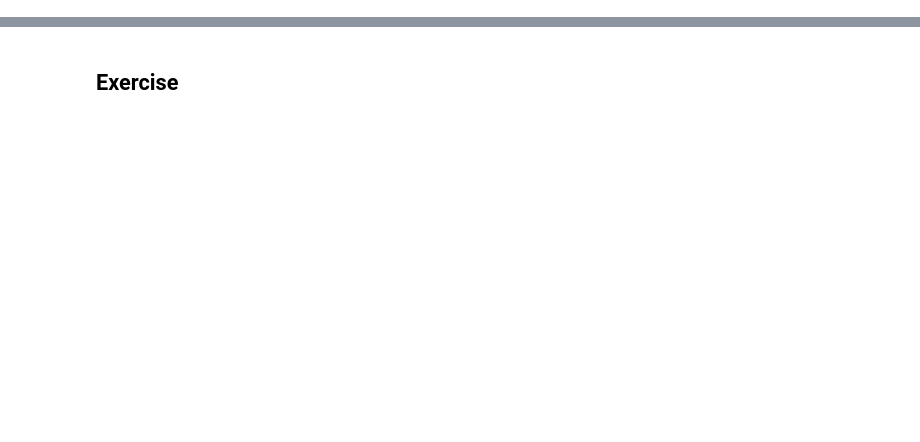
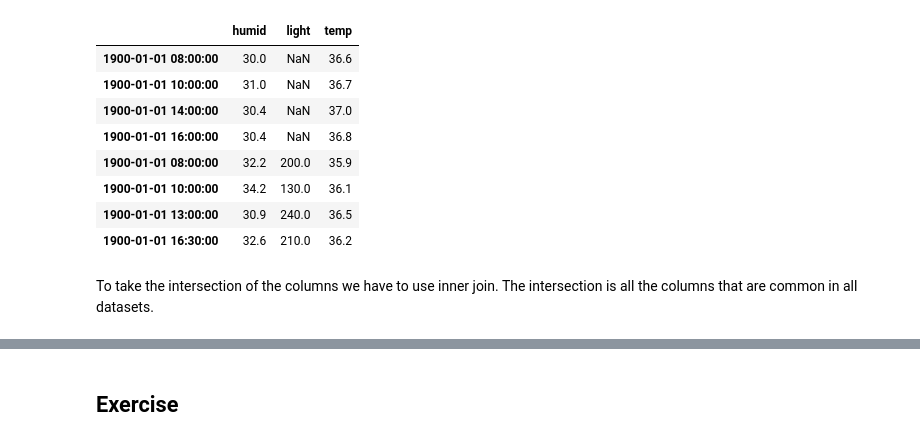
Before and after one commit to sagol-python-for-neuroscientists/textbook-public, a Jupyter notebook: classes/class8.ipynb, the cells around one changed output, grey strips where cells are left out. Saved outputs shown, nothing was run; the diff lists cells and outputs as text; code cells hidden in the pictures; blank space fills up the shorter version.

```diff
--- a/classes/class8.ipynb
+++ b/classes/class8.ipynb
@@ -211,0 +199,17 @@ Obviously, if we start taking each two consecutive functions and write an integr
+# %%
+# Prepare mock data
+times_day1 = pd.to_datetime(['08:00', '10:00', '14:00', '16:00'], format='%H:%M')
+times_day2 = pd.to_datetime(['08:00', '10:00', '13:00', '16:30'], format='%H:%M')
+
+temp_day1 = [36.6, 36.7, 37.0, 36.8]
+temp_day2 = [35.9, 36.1, 36.5, 36.2]
+
+humid_day1 = [30., 31., 30.4, 30.4]
+humid_day2 = [32.2, 34.2, 30.9, 32.6]
+
+light_day2 = [200, 130, 240, 210]
+
+data_day1 = pd.DataFrame({'temp': temp_day1, 'humid': humid_day1}, index=times_day1)
+data_day2 = pd.DataFrame({'temp': temp_day2, 'humid': humid_day2,
+                          'light': light_day2}, index=times_day2)
+data_day1
@@ -211,0 +230,15 @@ Obviously, if we start taking each two consecutive functions and write an integr
+# %%
+# Outer join
+pd.concat([data_day1, data_day2], join='outer')  # outer join is the default behavior
+# %% [output]
+|  | humid | light | temp |
+| 1900-01-01 08:00:00 | 30.0 | NaN | 36.6 |
+| 1900-01-01 10:00:00 | 31.0 | NaN | 36.7 |
+| 1900-01-01 14:00:00 | 30.4 | NaN | 37.0 |
+| 1900-01-01 16:00:00 | 30.4 | NaN | 36.8 |
+| 1900-01-01 08:00:00 | 32.2 | 200.0 | 35.9 |
+| 1900-01-01 10:00:00 | 34.2 | 130.0 | 36.1 |
+| 1900-01-01 13:00:00 | 30.9 | 240.0 | 36.5 |
+| 1900-01-01 16:30:00 | 32.6 | 210.0 | 36.2 |
+# %% [markdown]
+To take the intersection of the columns we have to use inner join. The intersection is all the columns that are common in all datasets.
```
Also changed, not shown: parts of 137 cells of this notebook, 3 other files.
